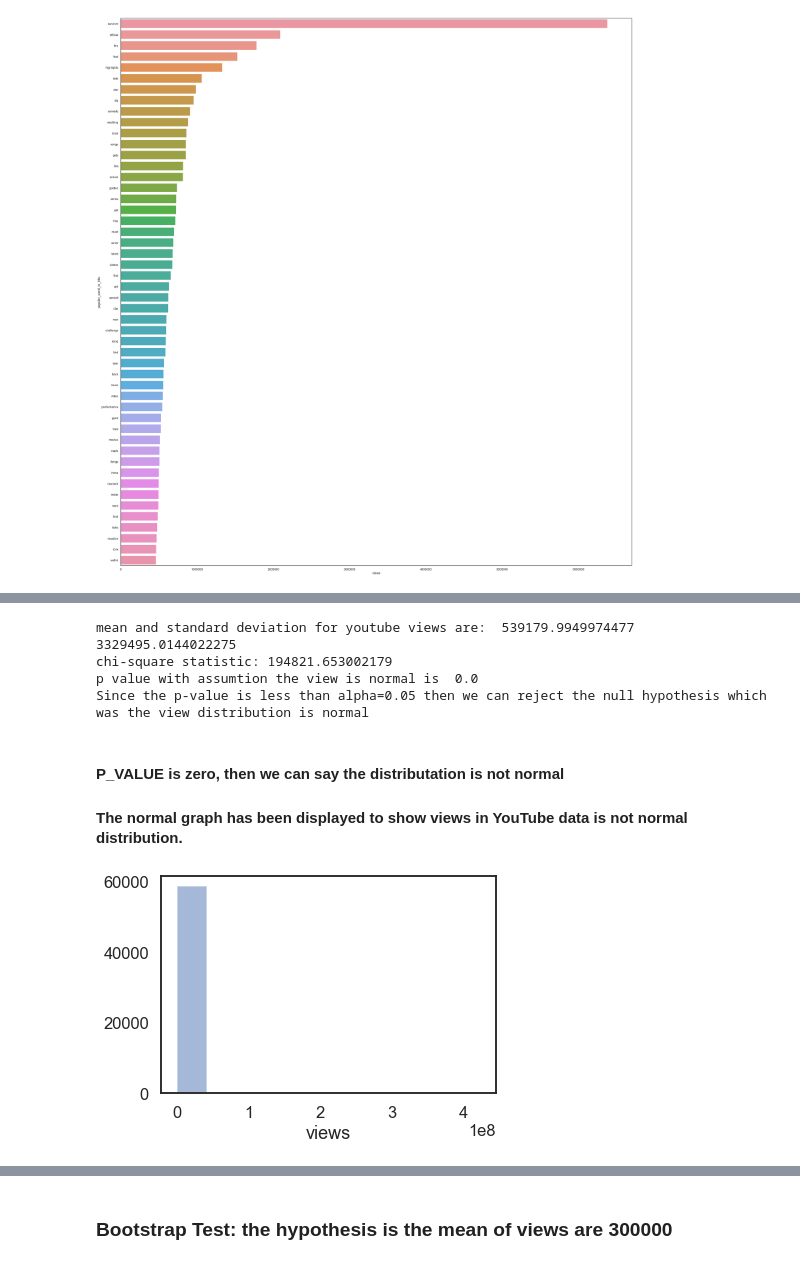
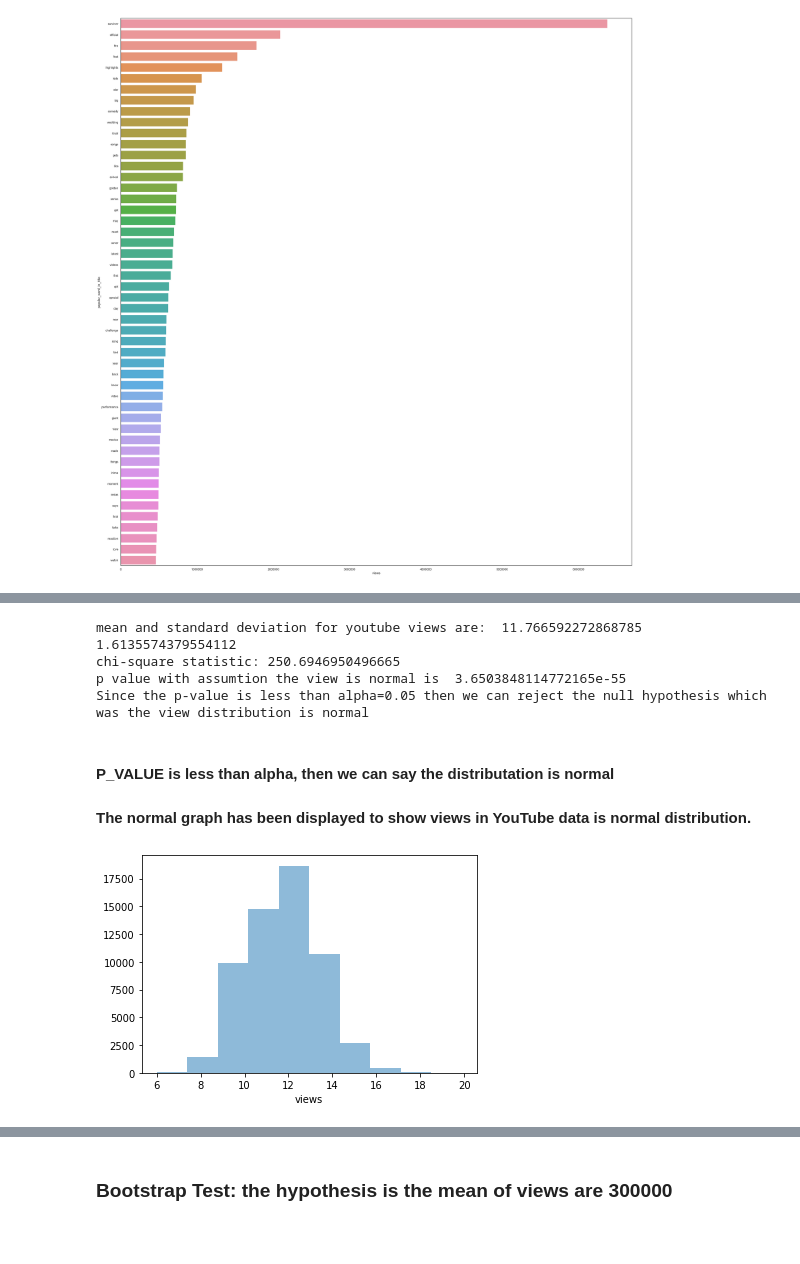
Before and after one commit to emami06/TrendingVideoYouTube, a Jupyter notebook: Notebooks/YouTube.ipynb, the cells around one changed output, grey strips where cells are left out. Cells and saved outputs as stored; diff of their text form; code cells hidden in the pictures; blank space fills up the shorter version.

```diff
--- a/Notebooks/YouTube.ipynb
+++ b/Notebooks/YouTube.ipynb
@@ -641,0 +642,10 @@ wcloud(cleaned_data_title,'white')
+# %%
+import numpy as np
+y_stat = np.log(data.views)
+
+
+X_reg_stat = np.log(data[['likes','dislikes']])
+y_reg_stat = y_stat
+
+print('y_reg_stat')
+print(y_reg_stat.describe(percentiles=[.05,.25,.5,.75,.95]))
@@ -642,31 +665,31 @@ wcloud(cleaned_data_title,'white')
 # %%
 from scipy.stats import normaltest
 
-views = np.array(data['views'])
-mean, std = np.mean(views), np.std(views)
-statistic, p_val = normaltest(views)
+views_stat = np.array(y_stat)
+mean, std = np.mean(views_stat), np.std(views_stat)
+statistic, p_val = normaltest(views_stat)
 print('mean and standard deviation for youtube views are: ',mean, std)
 
 print('chi-square statistic:',statistic)
 print('p value with assumtion the view is normal is ',p_val)
 print('Since the p-value is less than alpha=0.05 then we can reject the null hypothesis which was the view distribution is normal ')
 # %% [output]
-mean and standard deviation for youtube views are:  539179.9949974477 3329495.0144022275
-chi-square statistic: 194821.653002179
-p value with assumtion the view is normal is  0.0
+mean and standard deviation for youtube views are:  11.766592272868785 1.6135574379554112
+chi-square statistic: 250.6946950496665
+p value with assumtion the view is normal is  3.6503848114772165e-55
 Since the p-value is less than alpha=0.05 then we can reject the null hypothesis which was the view distribution is normal
 # %% [markdown]
-#### P_VALUE is zero, then we can say the distributation is not normal
+#### P_VALUE is less than alpha, then we can say the distributation is normal
 
-#### The normal graph has been displayed to show views in YouTube data is not normal distribution.
+#### The normal graph has been displayed to show views in YouTube data is normal distribution.
 # %%
 numbins = 100
-mybins = np.linspace(views.min(), views.max(), numbins)
+mybins = np.linspace(views_stat.min(), views_stat.max(), numbins)
 myhist = np.zeros(numbins-1, dtype='float64')
 
 
-plt.hist(views ,alpha=0.5)
+plt.hist(views_stat ,alpha=0.5)
 plt.xlabel('views')
 plt.show()
 # %% [output]
-[figure, old version]
+[figure, new version]
```
Also changed, not shown: parts of 37 cells of this notebook.
